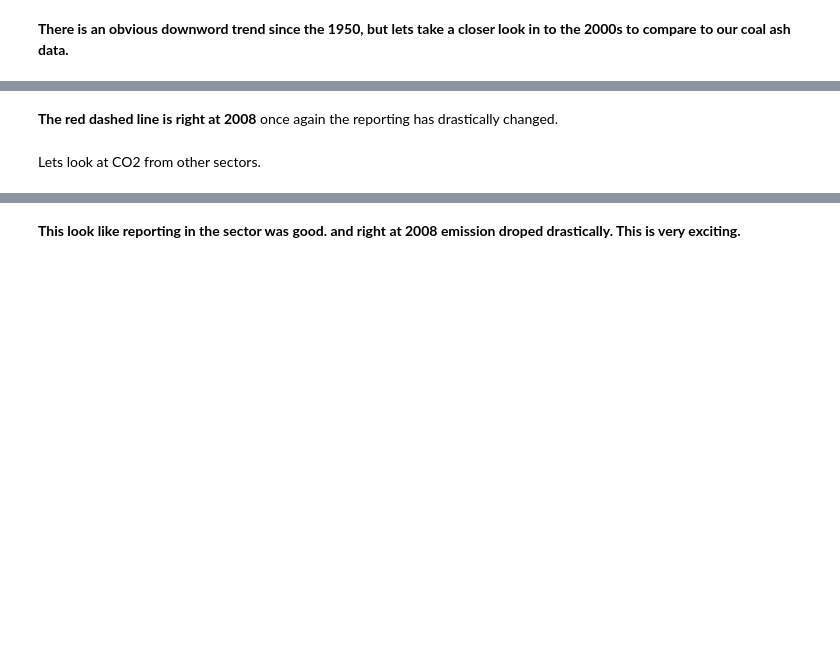
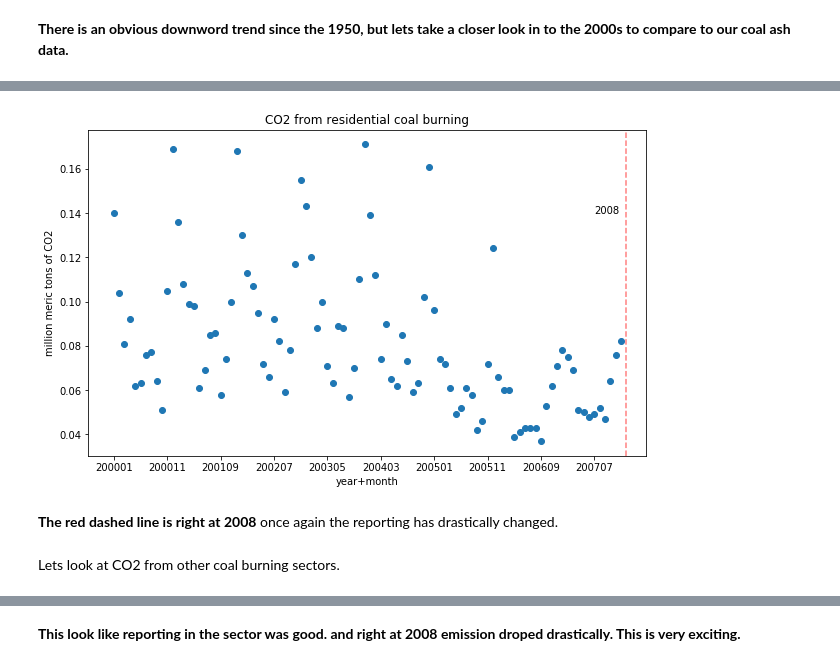
Before and after one commit to Iguanacolossus/energy-statistics, a Jupyter notebook: exploration.ipynb, the cells around one changed output, grey strips where cells are left out. Saved outputs shown, nothing was run; the diff lists cells and outputs as text; code cells hidden in the pictures; blank space fills up the shorter version.

```diff
--- a/exploration.ipynb
+++ b/exploration.ipynb
@@ -542,4 +544,4 @@ len(res)
 # %%
-res_2000s = res[res.index.str.startswith('20')]
+res_2000s = res[res['index'].str.startswith('20')]
 # %%
 len(res_2000s)
@@ -551,17 +552,20 @@ res_2000s.isna().sum()
 # %%
 fig, axs = plt.subplots()
 fig.set_size_inches(10,6)
 
-axs.plot(res_2000s.index,res_2000s.values,'o')
+axs.plot(res_2000s['index'],res_2000s['Coal Residential Sector CO2 Emissions, Monthly'],'o')
 axs.set_title('CO2 from residential coal burning')
 axs.set_xlabel('year+month')
 axs.set_ylabel('million meric tons of CO2')
 #axs.set_xticklabels(res_2000s.index, rotation=90);
 axs.xaxis.set_major_locator(plt.MaxNLocator(12))
 axs.axvline('2008',color='r',linestyle='--',alpha=0.5)
-plt.savefig('co2_res_2000.png');
+axs.text('200707',.14,'2008')
+plt.savefig('images/co2_res_2000b.png')
+# %% [output]
+[figure, added]
 # %% [markdown]
 **The red dashed line is right at 2008** once again the reporting has drastically changed.
 # %% [markdown]
-Lets look at CO2 from other sectors.
+Lets look at CO2 from other coal burning sectors.
 # %%
```
Also changed, not shown: parts of 35 cells of this notebook, 6 other files.
